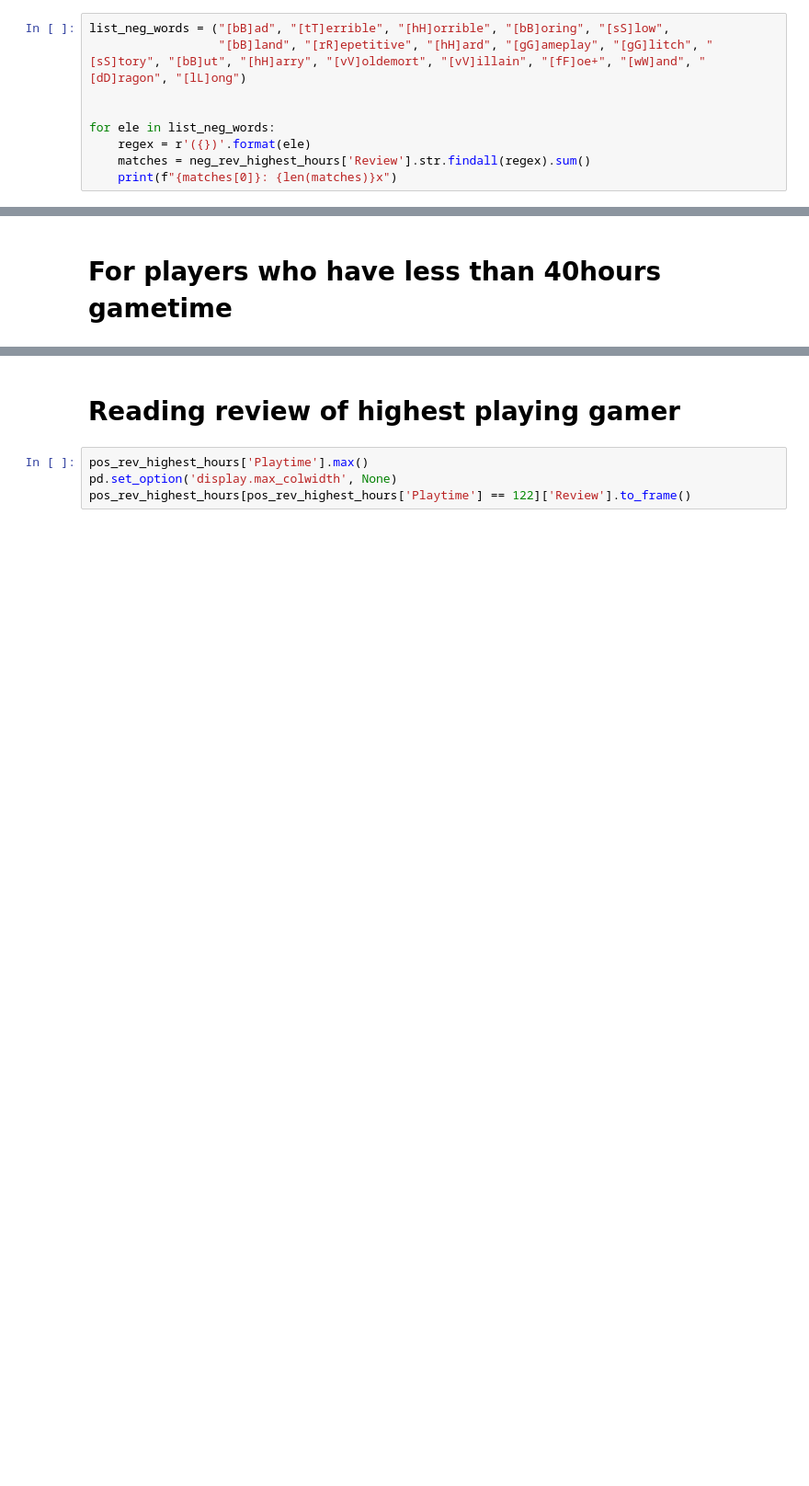
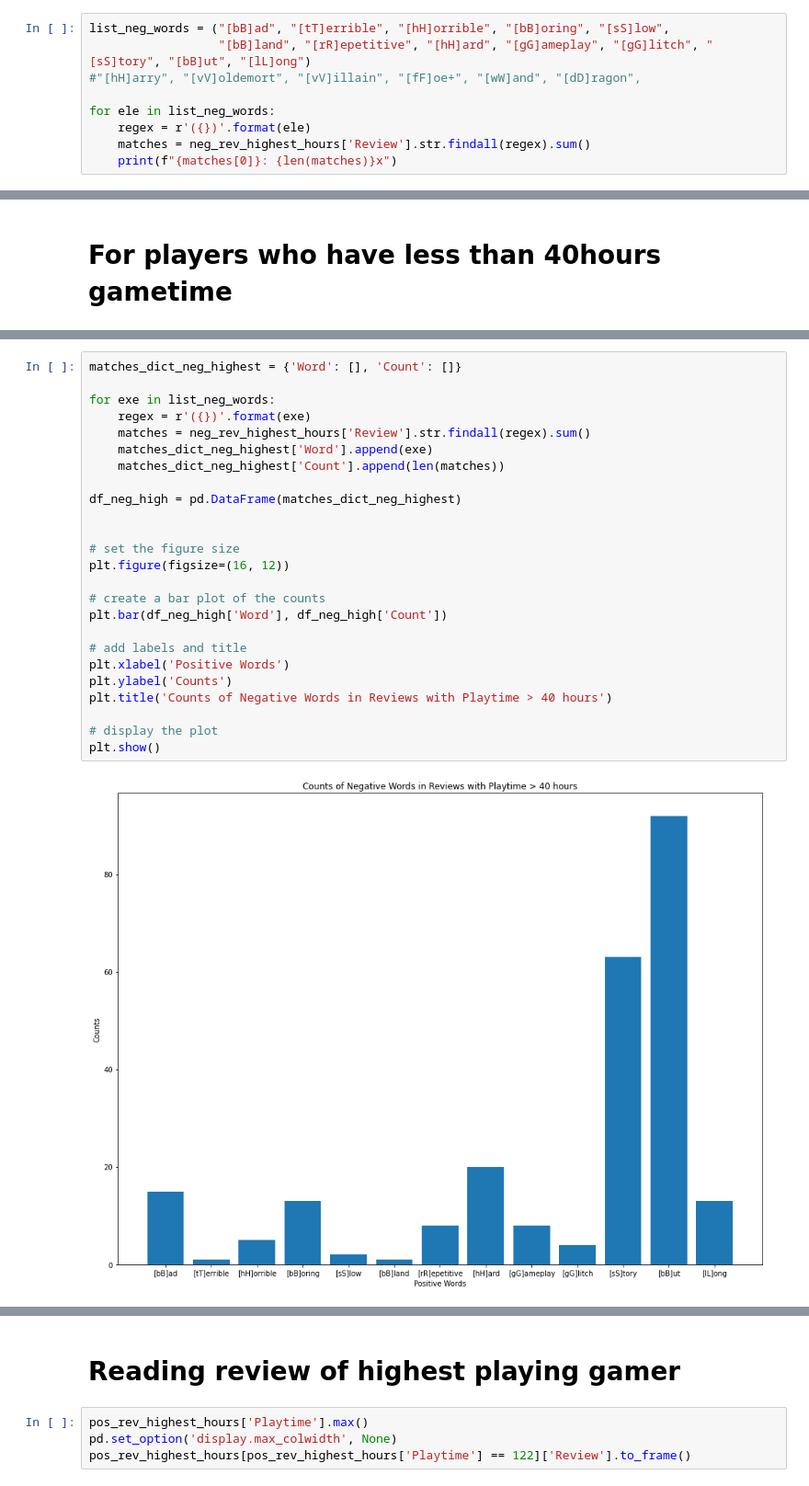
Before and after one commit to daviddolce/hogwarts, a Jupyter notebook: hogwarts_legacy.ipynb, the cells around one changed output, grey strips where cells are left out. Shown at 92% size. Saved outputs shown, nothing was run; the diff lists cells and outputs as text; blank space fills up the shorter version.

```diff
--- a/hogwarts_legacy.ipynb
+++ b/hogwarts_legacy.ipynb
@@ -67,8 +54,8 @@ See the caveats in the documentation: https://pandas.pydata.org/pandas-docs/stab
   neg_rev_lowest_hours['Review'] = neg_rev_lowest_hours['Review'].astype(str)
 # %%
 list_neg_words = ("[bB]ad", "[tT]errible", "[hH]orrible", "[bB]oring", "[sS]low",
-                  "[bB]land", "[rR]epetitive", "[hH]ard", "[gG]ameplay", "[gG]litch", "[sS]tory", "[bB]ut", "[hH]arry", "[vV]oldemort", "[vV]illain", "[fF]oe+", "[wW]and", "[dD]ragon", "[lL]ong")
-
+                  "[bB]land", "[rR]epetitive", "[hH]ard", "[gG]ameplay", "[gG]litch", "[sS]tory", "[bB]ut", "[lL]ong")
+#"[hH]arry", "[vV]oldemort", "[vV]illain", "[fF]oe+", "[wW]and", "[dD]ragon",
 
 for ele in list_neg_words:
     regex = r'({})'.format(ele)
@@ -187,0 +229,27 @@ Solid: 359x
+# %%
+matches_dict_neg_highest = {'Word': [], 'Count': []}
+
+for exe in list_neg_words:
+    regex = r'({})'.format(exe)
+    matches = neg_rev_highest_hours['Review'].str.findall(regex).sum()
+    matches_dict_neg_highest['Word'].append(exe)
+    matches_dict_neg_highest['Count'].append(len(matches))
+
+df_neg_high = pd.DataFrame(matches_dict_neg_highest)
+
+
+# set the figure size
+plt.figure(figsize=(16, 12))
+
+# create a bar plot of the counts
+plt.bar(df_neg_high['Word'], df_neg_high['Count'])
+
+# add labels and title
+plt.xlabel('Positive Words')
+plt.ylabel('Counts')
+plt.title('Counts of Negative Words in Reviews with Playtime > 40 hours')
+
+# display the plot
+plt.show()
+# %% [output]
+[figure, added]
```
Also changed, not shown: parts of 11 cells of this notebook.
